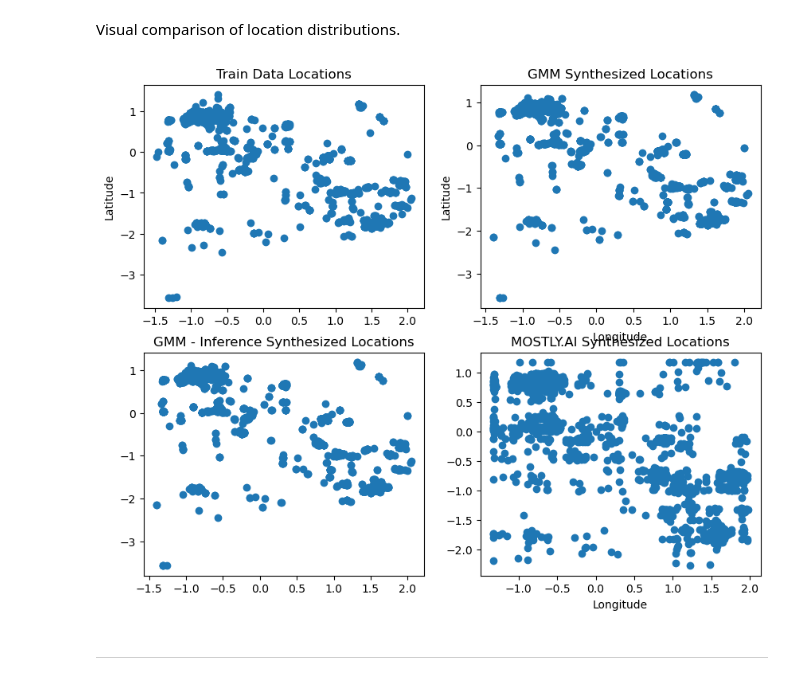
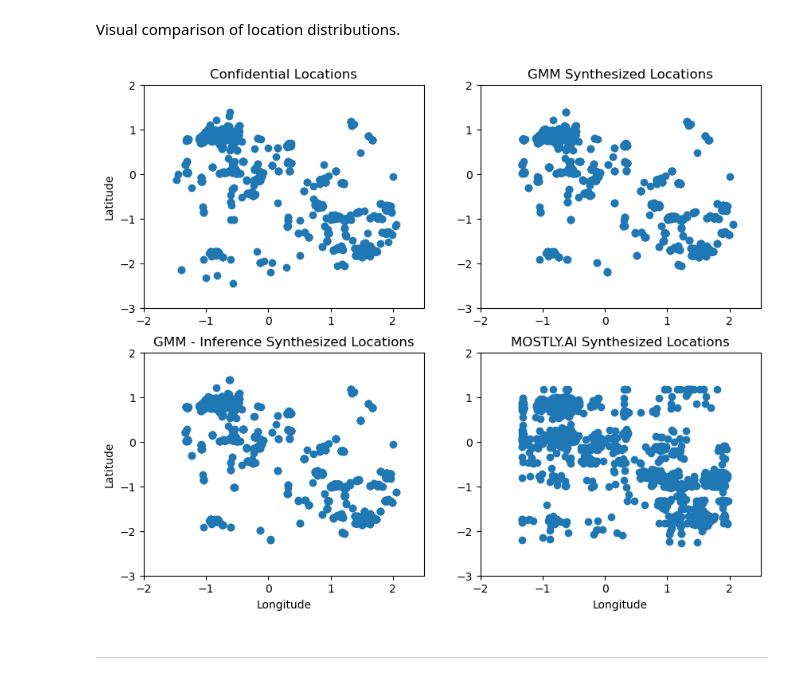
Before and after one commit to cdbale/optimized-sequential-synthesis, a Jupyter notebook: Utility_Analysis.ipynb, the cells around one changed output. Cells and saved outputs as stored; diff of their text form; code cells hidden in the pictures.

```diff
--- a/Utility_Analysis.ipynb
+++ b/Utility_Analysis.ipynb
@@ -403,14 +386,16 @@ def scatter_plot(ax1, location_data, plot_title, xlab, ylab):
     ax1.set_title(plot_title)
     ax1.set_xlabel(xlab)
     ax1.set_ylabel(ylab)
+    ax1.set_ylim(-3, 2)
+    ax1.set_xlim(-2, 2.5)
 # %%
 fig, ax = plt.subplots(2, 2, figsize=(10,8))
-scatter_plot(ax[0,0], train_data, "Train Data Locations", "", "Latitude")
-scatter_plot(ax[0,1], sXs_mnl_pmse[0], "GMM Synthesized Locations", "Longitude", "Latitude")
-scatter_plot(ax[1,0], sXs_mnl_inf_pmse[0], "GMM - Inference Synthesized Locations", "", "")
+scatter_plot(ax[0,0], train_data, "Confidential Locations", "", "Latitude")
+scatter_plot(ax[0,1], sXs_mnl_pmse[0], "GMM Synthesized Locations", "", "")
+scatter_plot(ax[1,0], sXs_mnl_inf_pmse[0], "GMM - Inference Synthesized Locations", "Longitude", "Latitude")
 scatter_plot(ax[1,1], sXs_mostly[0], "MOSTLY.AI Synthesized Locations", "Longitude", "")
 # %% [output]
-[figure, old version]
+[figure, new version]
 # %% [markdown]
 ***
 # %% [markdown]
```
Also changed, not shown: parts of 71 cells of this notebook, 12 other files.
